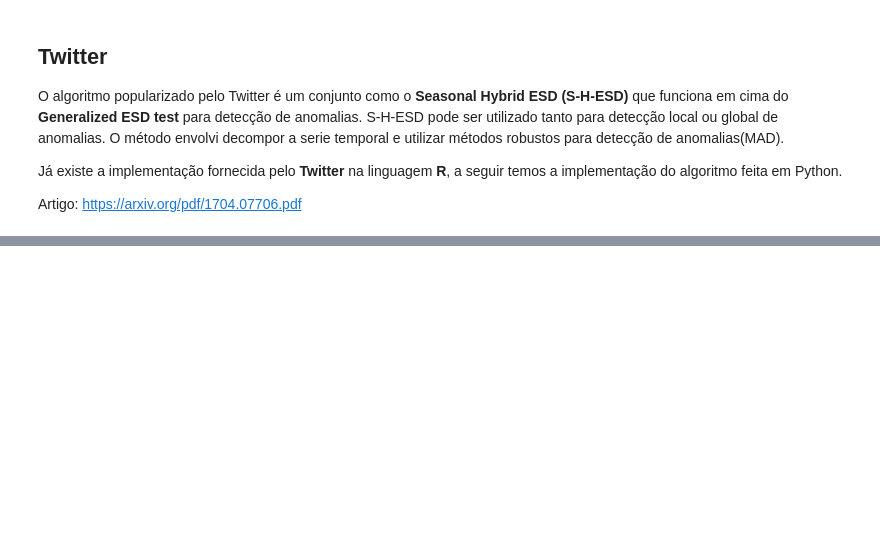
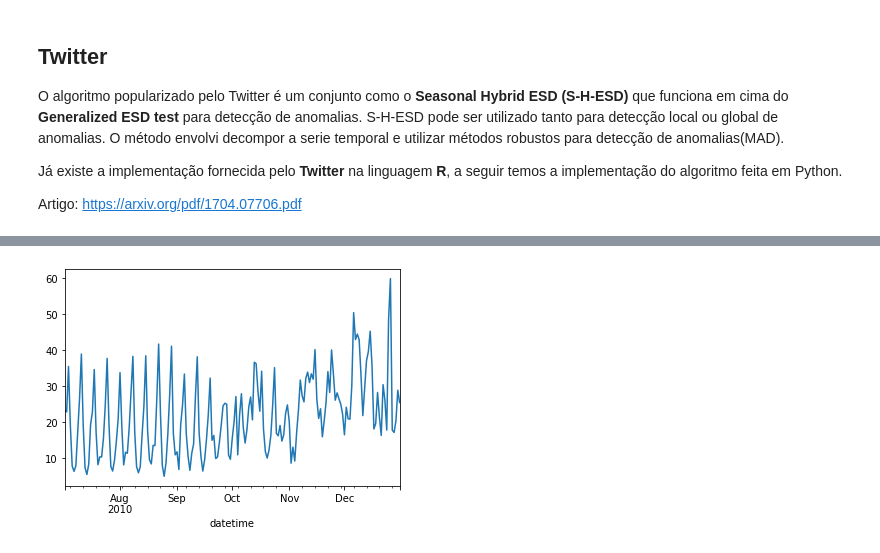
Before and after one commit to Fillipedem/pyanomaly, a Jupyter notebook: 01_timeseries.ipynb, the cells around one changed output, grey strips where cells are left out. Saved outputs shown, nothing was run; the diff lists cells and outputs as text; code cells hidden in the pictures; blank space fills up the shorter version.

```diff
--- a/01_timeseries.ipynb
+++ b/01_timeseries.ipynb
@@ -69,0 +78,20 @@ def twitter(x, seasonal=24):
+# %%
+#export
+from statsmodels.tsa.seasonal import STL
+
+def twitter_score(x, period=None):
+    '''
+        Retorna os index dos valores que são anomalias
+        input precisa ser um Serie com index temporal'''
+    # filtrando o componente seasonal
+    if period is not None:
+        stl = STL(x, period=period)
+    else:
+        stl = STL(x)
+    res = stl.fit()
+    # calculamos o residuo
+    residuo = x - np.nanmedian(x) - res.seasonal
+    # Procuramos outliers com MAD
+    mad = MAD()
+    mad.fit(residuo)
+    return mad.decision_function(residuo)
@@ -69,0 +100,4 @@ def twitter(x, seasonal=24):
+# %%
+df = pd.read_csv('./dados/rec-center-hourly.csv', parse_dates=[0])
+df.set_index('datetime', inplace=True)
+df.head()
@@ -69,0 +128,4 @@ def twitter(x, seasonal=24):
+# %%
+score = twitter_score(df['kw_energy_consumption'])
+day_sum = score.resample('D').sum()
+day_sum
@@ -69,0 +146,4 @@ def twitter(x, seasonal=24):
+# %%
+day_sum.plot();
+# %% [output]
+[figure, added]
```
Also changed, not shown: parts of 12 cells of this notebook, 7 other files.
